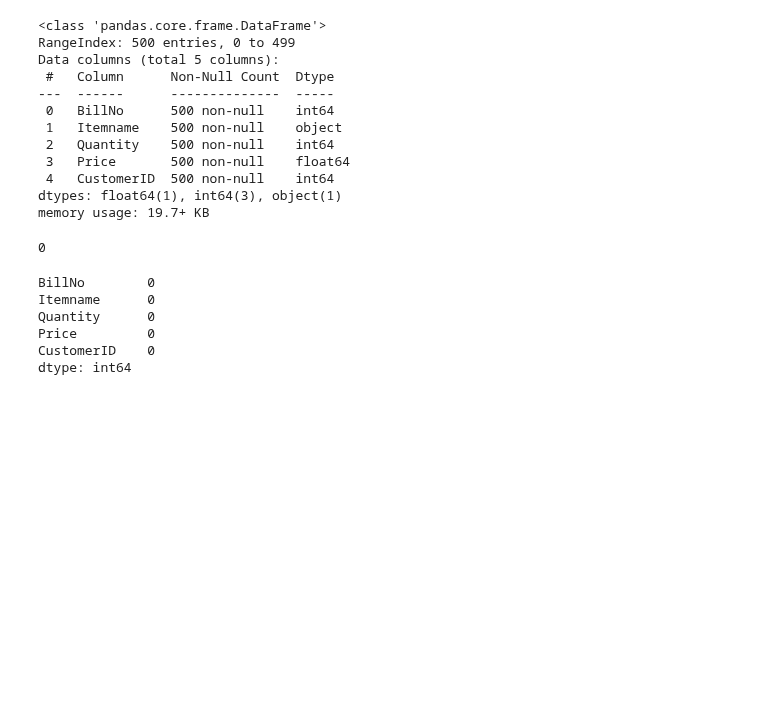
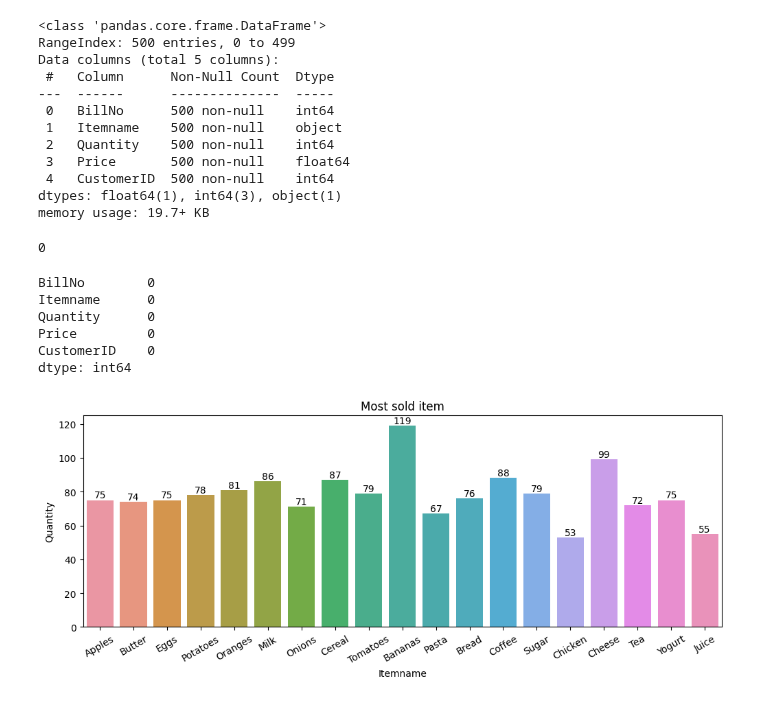
Before and after one commit to Akshay-Paunikar/Statistics_for_Data_Science, a Jupyter notebook: 20_Market_Basket_Analysis.ipynb, the cells around one changed output. Saved outputs shown, nothing was run; the diff lists cells and outputs as text; code cells hidden in the pictures; blank space fills up the shorter version.

```diff
--- a/20_Market_Basket_Analysis.ipynb
+++ b/20_Market_Basket_Analysis.ipynb
@@ -80,3 +80,16 @@ Quantity      0
 Price         0
 CustomerID    0
 dtype: int64
+# %%
+# most sold item
+plt.figure(figsize=(12,4))
+ax = plt.subplot2grid((1,1),(0,0))
+
+sns.barplot(x='Itemname', y='Quantity', data=data, ci=None, estimator=np.sum, ax=ax)
+for i in ax.containers:
+    plt.bar_label(i)
+plt.title("Most sold item")
+plt.xticks(rotation=30)
+plt.show()
+# %% [output]
+[figure, added]
```
Also changed, not shown: parts of 7 cells of this notebook, 1 other file.
